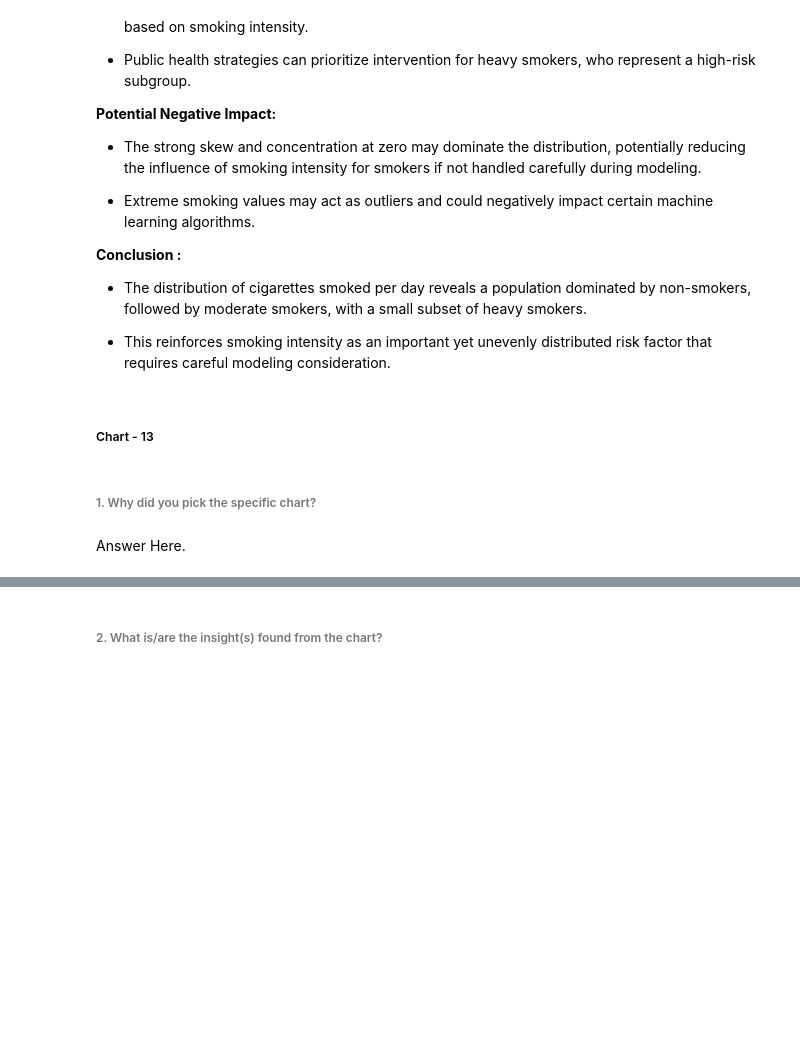
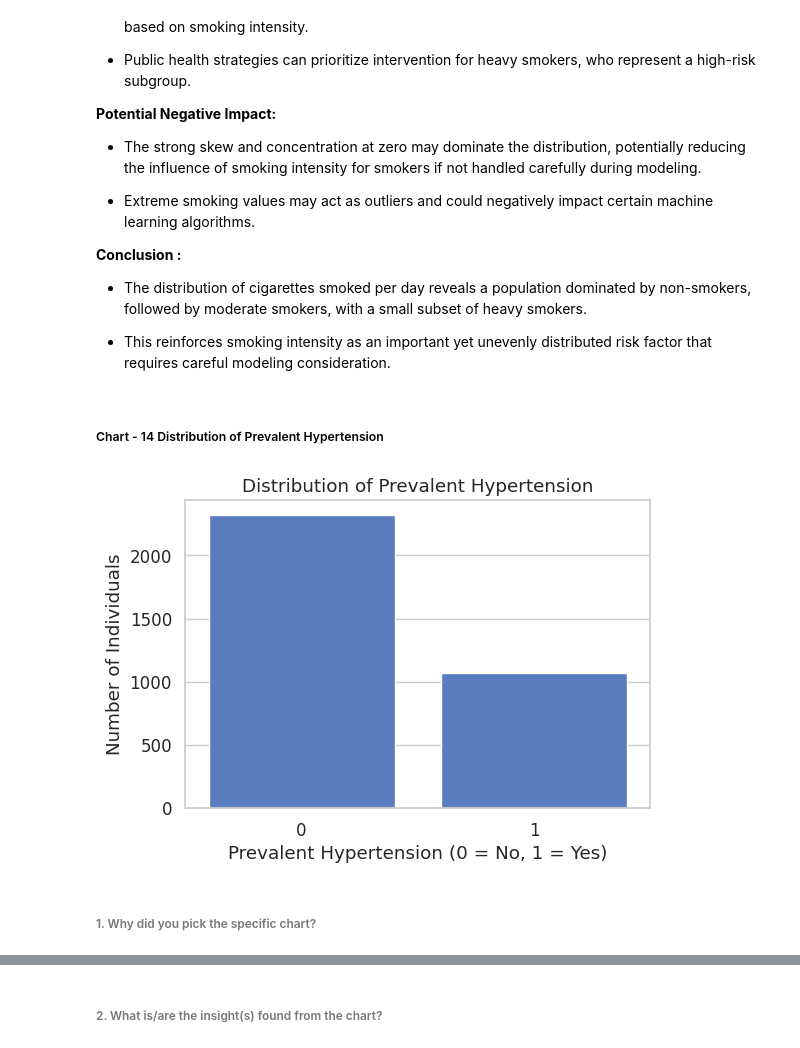
Before and after one commit to MonaliM5/cardio_risk_prediction, a Jupyter notebook: notebooks/Cardiovascular_Risk_Prediction.ipynb, the cells around one changed output, grey strips where cells are left out. Saved outputs shown, nothing was run; the diff lists cells and outputs as text; code cells hidden in the pictures; blank space fills up the shorter version.

Commit message:
viz (chart 14) : perform univariate analysis of prevalent hypertension distribution 🩺

```diff
--- a/notebooks/Cardiovascular_Risk_Prediction.ipynb
+++ b/notebooks/Cardiovascular_Risk_Prediction.ipynb
@@ -1578,5 +1578,3 @@ Are there any insights that lead to negative growth? Justify with specific reaso
 * The distribution of cigarettes smoked per day reveals a population dominated by non-smokers, followed by moderate smokers, with a small subset of heavy smokers.
 
 * This reinforces smoking intensity as an important yet unevenly distributed risk factor that requires careful modeling consideration.
-# %% [markdown]
-##### Chart - 13
@@ -1585,4 +1581,34 @@ Are there any insights that lead to negative growth? Justify with specific reaso
+# %% [markdown]
+##### Chart - 14 Distribution of Prevalent Hypertension
+# %%
+# Chart - 14 visualization code
+
+# ============================================================
+# 📊 Univariate Analysis – Chart 14
+# Visualizing the distribution of prevalent hypertension
+# ============================================================
+
+# creating a new figure to define the size of the plot
+plt.figure(figsize=(6, 4))
+
+# plotting the count of individuals based on hypertension status
+sns.countplot(
+    x='prevalentHyp',
+    data=df_wrangle
+)
+
+# setting the title to describe the distribution being visualized
+plt.title('Distribution of Prevalent Hypertension')
+
+# labeling the x-axis to represent hypertension categories
+plt.xlabel('Prevalent Hypertension (0 = No, 1 = Yes)')
+
+# labeling the y-axis to represent the number of individuals
+plt.ylabel('Number of Individuals')
+
+# displaying the final plot
+plt.show()
+# %% [output]
+[figure, added]
 # %% [markdown]
 ###### 1. Why did you pick the specific chart?
-# %% [markdown]
-Answer Here.
```
Also changed, not shown: parts of 6 cells of this notebook.
